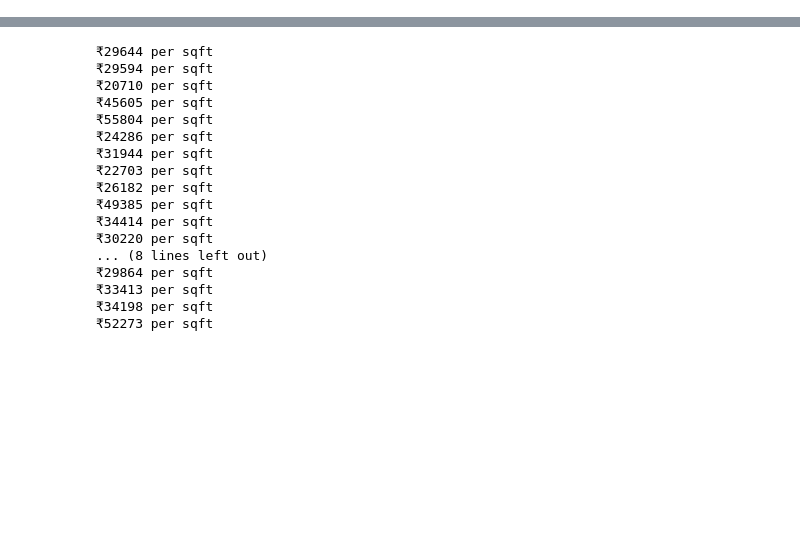
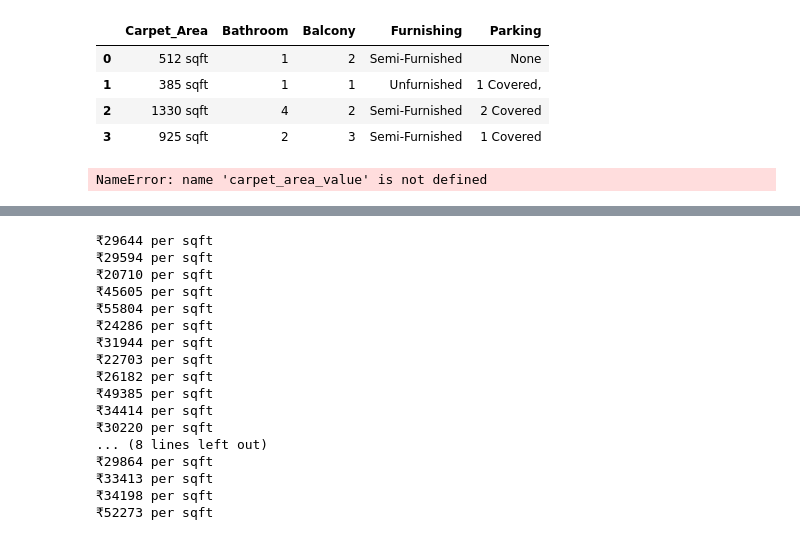
Before and after one commit to parthvichare/Real-Estate-Mumbai, a Jupyter notebook: Flats Web scraping data.ipynb, the cells around one changed output, grey strips where cells are left out. Cells and saved outputs as stored; diff of their text form; code cells hidden in the pictures; blank space fills up the shorter version.

```diff
--- a/Flats Web scraping data.ipynb
+++ b/Flats Web scraping data.ipynb
@@ -126,0 +458,77 @@ ValueError: All arrays must be of the same length
+# %%
+import requests
+from bs4 import BeautifulSoup
+import pandas as pd
+
+url = 'https://www.magicbricks.com/property-for-sale/residential-real-estate?bedroom=1,2,3&proptype=Multistorey-Apartment,Builder-Floor-Apartment,Penthouse,Studio-Apartment&cityName=South-Mumbai-area-Mumbai'
+webpage = requests.get(url).text
+soup = BeautifulSoup(webpage, 'html.parser')
+
+Carpert_Area = []
+bathroom_list = []
+balcony_list = []
+furnishing_list = []
+parking_list = []
+
+for property_info in soup.find_all('div', class_='mb-srp__card__summary__list'):
+    carpet_area = property_info.find('div', class_='mb-srp__card__summary--label', text='Carpet Area')
+    bathroom = property_info.find('div', class_='mb-srp__card__summary--label', text='Bathroom')
+    balcony = property_info.find('div', class_='mb-srp__card__summary--label', text='Balcony')
+
+    if carpet_area and bathroom and balcony:
+        carpet_area_value = carpet_area.find_next('div', class_='mb-srp__card__summary--value').text
+        bathroom_value = bathroom.find_next('div', class_='mb-srp__card__summary--value').text
+        balcony_value = balcony.find_next('div', class_='mb-srp__card__summary--value').text
+        furnishing_value = property_info.find('div', class_='mb-srp__card__summary--label', text='Furnishing')
+        parking_value = property_info.find('div', class_='mb-srp__card__summary--label', text='Car Parking')
+
+        # Use find_next to get the value inside the <div> tag
+        furnishing_value = furnishing_value.find_next('div', class_='mb-srp__card__summary--value').text if furnishing_value else None
+        parking_value = parking_value.find_next('div', class_='mb-srp__card__summary--value').text if parking_value else None
+
+        # Storing data into lists
+        Carpert_Area.append(carpet_area_value)
+        bathroom_list.append(bathroom_value)
+        balcony_list.append(balcony_value)
+        furnishing_list.append(furnishing_value)
+        parking_list.append(parking_value)
+
+# Creating a DataFrame
+features = pd.DataFrame({
+    'Carpet_Area': Carpert_Area,
+    'Bathroom': bathroom_list,
+    'Balcony': balcony_list,
+    'Furnishing': furnishing_list,
+    'Parking': parking_list
+})
+
+features
+# %% [output]
+|  | Carpet_Area | Bathroom | Balcony | Furnishing | Parking |
+| 0 | 512 sqft | 1 | 2 | Semi-Furnished | None |
+| 1 | 385 sqft | 1 | 1 | Unfurnished | 1 Covered, |
+| 2 | 1330 sqft | 4 | 2 | Semi-Furnished | 2 Covered |
+| 3 | 925 sqft | 2 | 3 | Semi-Furnished | 1 Covered |
+# %%
+from bs4 import BeautifulSoup
+
+html_code = '''
+<!-- Your provided HTML code here -->
+'''
+
+soup = BeautifulSoup(html_code, 'html.parser')
+
+property_info_list = soup.find_all('div', class_='mb-srp__card__summary__list')
+
+for property_info in property_info_list:
+    carpet_area = property_info.find('div', class_='mb-srp__card__summary--label', text='Carpet Area')
+    bathroom = property_info.find('div', class_='mb-srp__card__summary--label', text='Bathroom')
+
+    if carpet_area and bathroom:
+        carpet_area_value = carpet_area.find_next('div', class_='mb-srp__card__summary--value').text
+        bathroom_value = bathroom.find_next('div', class_='mb-srp__card__summary--value').text
+
+print(f"Carpet Area: {carpet_area_value}, Bathroom: {bathroom_value}")
+# carpet_area_value
+# %% [output]
+NameError: name 'carpet_area_value' is not defined
```
Also changed, not shown: parts of 17 cells of this notebook.
